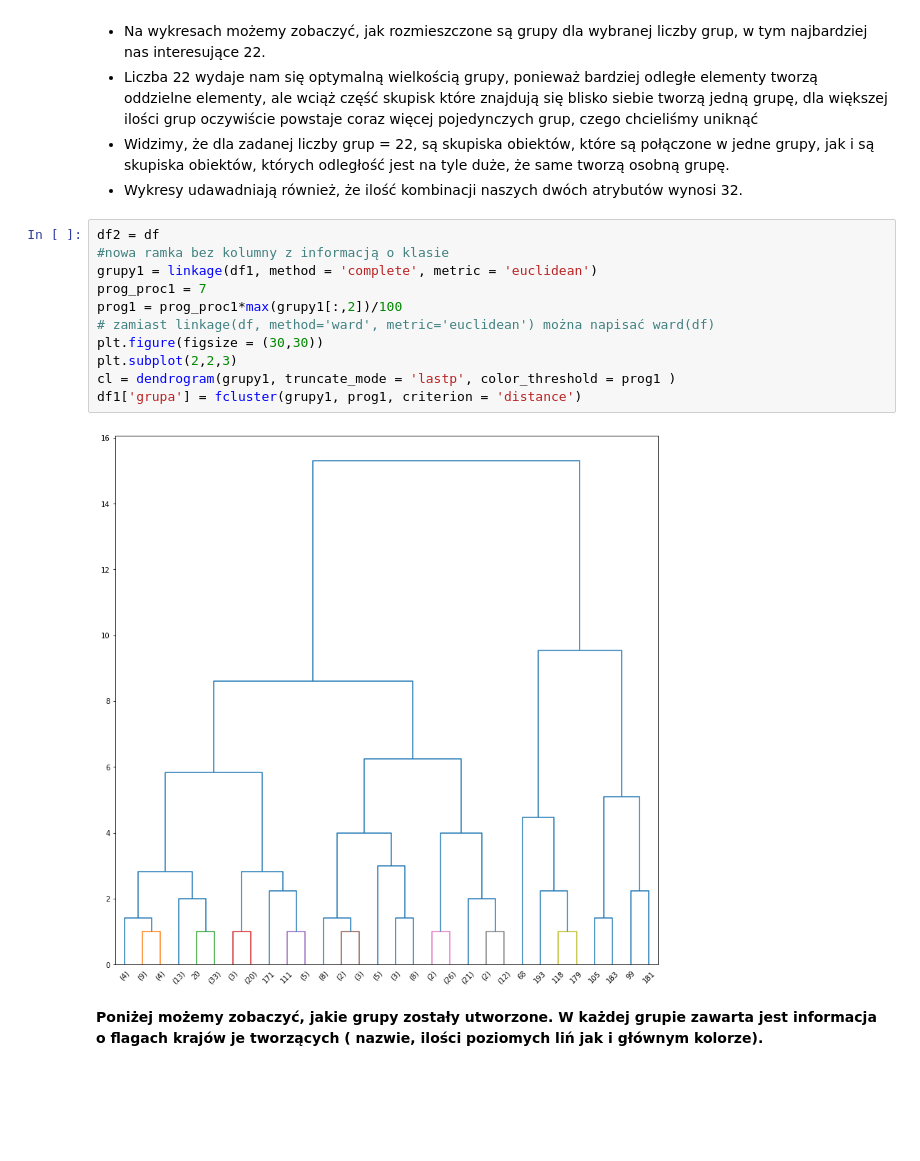
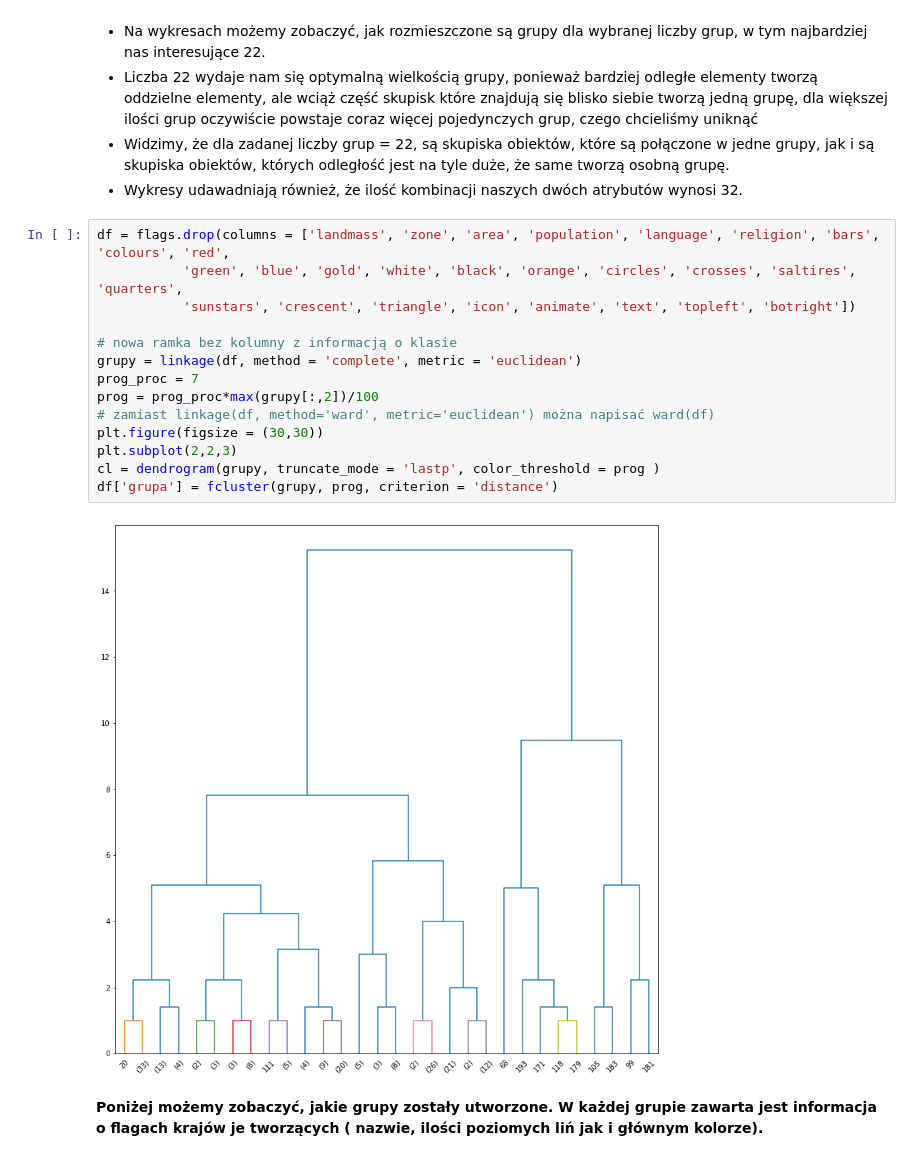
Before and after one commit to PRiAD202/PRiAD, a Jupyter notebook: project.ipynb, the cells around one changed output. Saved outputs shown, nothing was run; the diff lists cells and outputs as text; blank space fills up the shorter version.

```diff
--- a/project.ipynb
+++ b/project.ipynb
@@ -383,18 +382,21 @@ for ile_grup in (8,10,12,14,16,18,20,22,24,26,28,30,32):
 * Widzimy, że dla zadanej liczby grup = 22, są skupiska obiektów, które są połączone w jedne grupy, jak i są skupiska obiektów, których odległość jest na tyle duże, że same tworzą osobną grupę.
 * Wykresy udawadniają również, że ilość kombinacji naszych dwóch atrybutów wynosi 32.
 # %%
-df2 = df
-#nowa ramka bez kolumny z informacją o klasie
-grupy1 = linkage(df1, method = 'complete', metric = 'euclidean')
-prog_proc1 = 7
-prog1 = prog_proc1*max(grupy1[:,2])/100
+df = flags.drop(columns = ['landmass', 'zone', 'area', 'population', 'language', 'religion', 'bars', 'colours', 'red',
+           'green', 'blue', 'gold', 'white', 'black', 'orange', 'circles', 'crosses', 'saltires', 'quarters',
+           'sunstars', 'crescent', 'triangle', 'icon', 'animate', 'text', 'topleft', 'botright'])
+
+# nowa ramka bez kolumny z informacją o klasie
+grupy = linkage(df, method = 'complete', metric = 'euclidean')
+prog_proc = 7
+prog = prog_proc*max(grupy[:,2])/100
 # zamiast linkage(df, method='ward', metric='euclidean') można napisać ward(df)
 plt.figure(figsize = (30,30))
 plt.subplot(2,2,3)
-cl = dendrogram(grupy1, truncate_mode = 'lastp', color_threshold = prog1 )
-df1['grupa'] = fcluster(grupy1, prog1, criterion = 'distance')
+cl = dendrogram(grupy, truncate_mode = 'lastp', color_threshold = prog )
+df['grupa'] = fcluster(grupy, prog, criterion = 'distance')
 # %% [output]
-[figure, old version]
+[figure, new version]
 # %% [markdown]
 **Poniżej możemy zobaczyć, jakie grupy zostały utworzone. W każdej grupie zawarta jest informacja o flagach krajów je tworzących ( nazwie, ilości poziomych liń jak i głównym kolorze).**
 # %%
```
Also changed, not shown: parts of 2 cells of this notebook.
